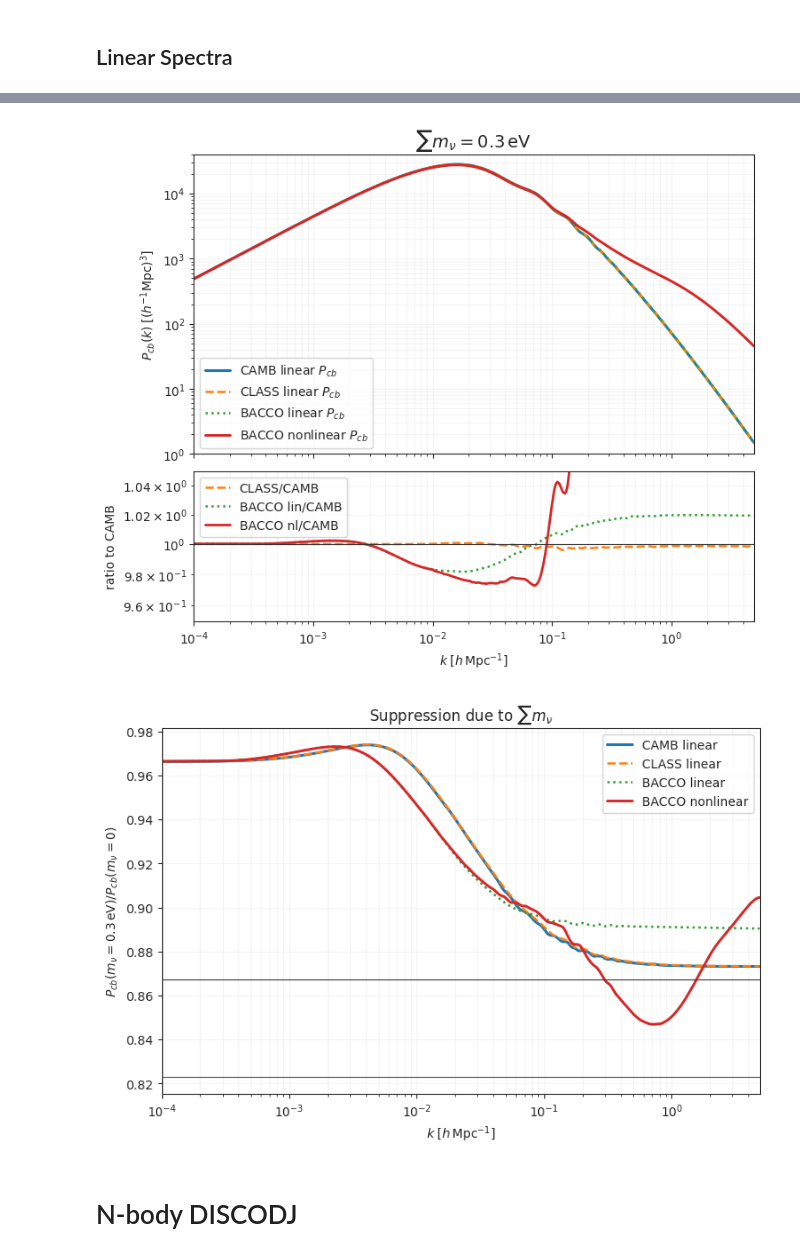
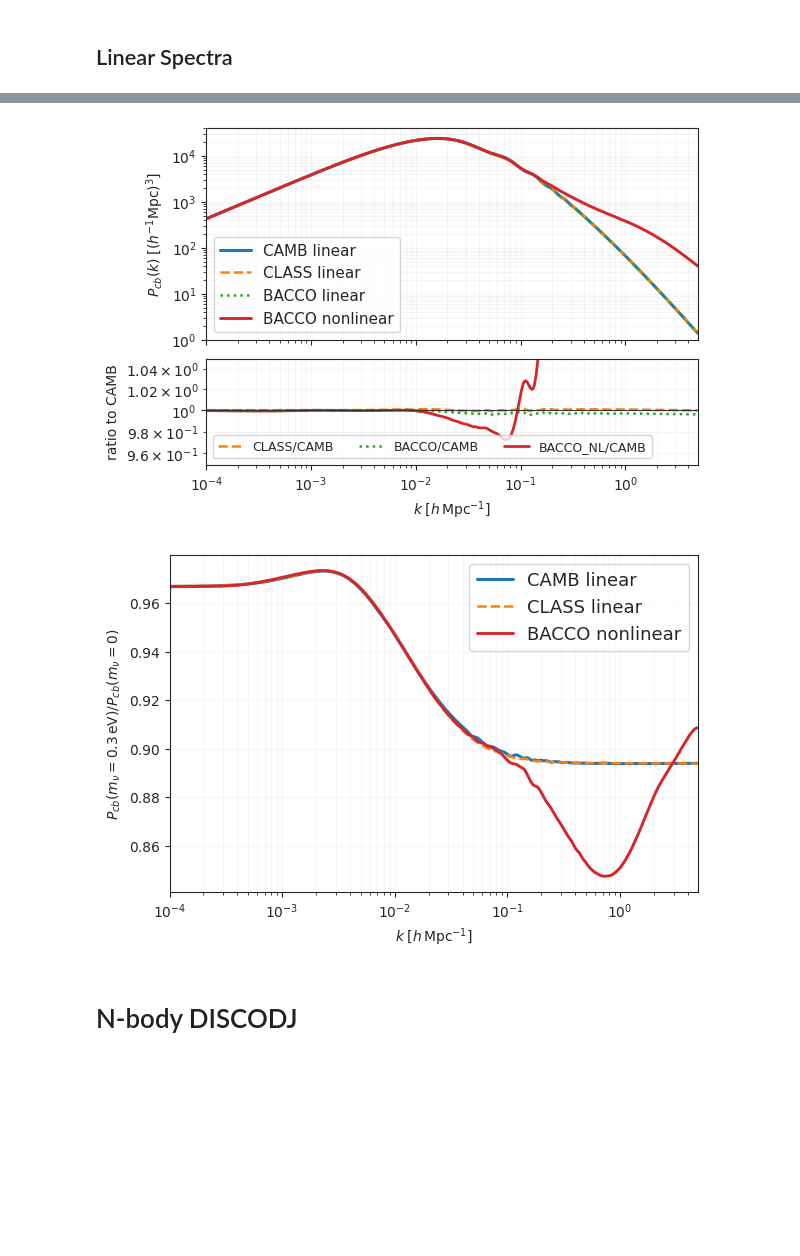
Before and after one commit to Xantyos13/DISCO-DJ, a Jupyter notebook: Neutrinos/Power_comparaison.ipynb, the cells around one changed output, grey strips where cells are left out. Cells and saved outputs as stored; diff of their text form; code cells hidden in the pictures; blank space fills up the shorter version.

Commit message:
plot

```diff
--- a/Neutrinos/Power_comparaison.ipynb
+++ b/Neutrinos/Power_comparaison.ipynb
@@ -54,12 +54,12 @@ def Omega_nu(mnu,h) :
 
 
 cosmo = {
-    "h": 0.6736,
-    "H0": 67.36,
-    "ombh2": 0.02237,
-    "omch2": 0.1200,
-    "As": 2.5e-9,
-    "ns": 0.9649,
+    "h": 0.67,
+    "H0": 67,
+    "ombh2": 0.049*0.67**2,
+    "omch2": 0.269984542*0.67**2,
+    "As": 2.215e-09,
+    "ns": 0.9619,
     "mnu": mnu,      # total neutrino mass [eV]
     "tau": 0.0952,
     "w0": -1.0,
@@ -76,7 +76,7 @@ a = 1.0 / (1.0 + z)
 
 omega_nu = Omega_nu(mnu,h)
 omnuh2 = omega_nu *h**2
-print(omega_nu,omnuh2)
+
 
 omega_b = cosmo["ombh2"] / h**2
 omega_cdm = cosmo["omch2"] / h**2
@@ -85,7 +85,7 @@ omega_cold = omega_b + omega_cdm
 print("Omega_b=",omega_b)
 print("Omega_cdm=",omega_cdm)
 print("Omega_nu=",omega_nu)
-
+print("Omega_nu+Omega_cdm=",omega_nu+omega_cdm)
 print("Omega_m=",omega_cold+omega_nu)
 
 # modes to sample
@@ -100,8 +100,6 @@ masses = [mnu]
 
 
 
-
-
 #Linear Suppression
 f_nu = omega_nu / (omega_cold+omega_nu)
 supp_P = 1-8*f_nu
@@ -308,8 +287,10 @@ for sum_masses in masses :
     pars.set_cosmology(
         H0=cosmo["H0"],
         ombh2=cosmo["ombh2"],
-        omch2=cosmo["omch2"],
+        omch2= cosmo["omch2"] , # 0.262809319*h**2,
         mnu=sum_masses,
+        num_massive_neutrinos=3,
+        neutrino_hierarchy='degenerate',
         omk=0.0,
         tau=cosmo["tau"],
     )
@@ -437,43 +416,44 @@ axr.grid(True, which="both", alpha=0.18)
 # %%
 fig, (ax, axr) = plt.subplots(
     2,
     1,
-    figsize=(7.4, 6.2),
+    figsize=(6, 4),
     sharex=True,
     constrained_layout=True,
     gridspec_kw={"height_ratios": [2, 1]},
 )
 
-ax.loglog(k_h, P_camb_cb_grid_nu, color="C0", lw=2.2, label=r"CAMB linear $P_{cb}$")
-ax.loglog(k_h, Pkbc_CLASS_nu, color="C1", lw=1.8, ls="--", label=r"CLASS linear $P_{cb}$")
-ax.loglog(k_h, pk_lin, color="C2", lw=1.8, ls=":", label=r"BACCO linear $P_{cb}$")
-ax.loglog(k_h, pk_nl, color="C3", lw=2.1, label=r"BACCO nonlinear $P_{cb}$")
+ax.loglog(k_h, P_camb_cb_grid_nu, color="C0", lw=2.2, label=r"CAMB linear")
+ax.loglog(k_h, Pkbc_CLASS_nu, color="C1", lw=1.8, ls="--", label=r"CLASS linear")
+ax.loglog(k_h, pk_lin, color="C2", lw=1.8, ls=":", label=r"BACCO linear ")
+ax.loglog(k_h, pk_nl, color="C3", lw=2.1, label=r"BACCO nonlinear")
 #ax.loglog(k_h, Pcb_EB_nu, color="C4", lw=2.1, label=r"DISCOEB linear $P_{cb}$")
 
 ax.set_ylabel(r"$P_{cb}(k)\;[(h^{-1}{\rm Mpc})^3]$")
 ax.set_ylim(1e0, 4e4)
-ax.legend()
+ax.legend(loc=3,prop={'size': 11})
 ax.grid(True, which="both", alpha=0.18)
-ax.set_title(rf"$\sum m_\nu = {mnu}\,\mathrm{{eV}}$",fontsize=14)
+#ax.set_title(rf"$\sum m_\nu = {mnu}\,\mathrm{{eV}}$",fontsize=14)
 
 axr.semilogx(k_h, Pkbc_CLASS_nu / P_camb_cb_grid_nu, color="C1", lw=1.8, ls="--", label="CLASS/CAMB")
-axr.semilogx(k_h, pk_lin / P_camb_cb_grid_nu, color="C2", lw=1.8, ls=":", label="BACCO lin/CAMB")
-axr.semilogx(k_h, pk_nl / P_camb_cb_grid_nu, color="C3", lw=2.0, label="BACCO nl/CAMB")
+axr.semilogx(k_h, pk_lin / P_camb_cb_grid_nu, color="C2", lw=1.8, ls=":", label="BACCO/CAMB")
+axr.semilogx(k_h, pk_nl / P_camb_cb_grid_nu, color="C3", lw=2.0, label="BACCO_NL/CAMB")
 #axr.semilogx(k_h, Pcb_EB_nu / P_camb_cb_grid_nu, color="C4", lw=2.0, label="DISCOEB nl/CAMB")
 axr.axhline(1.0, color="0.2", lw=0.8)
 
 axr.set_xlabel(r"$k\;[h\,{\rm Mpc}^{-1}]$")
 axr.set_ylabel("ratio to CAMB")
 axr.set_xlim(k_h.min(), k_h.max())
 axr.set_yscale("log")
 axr.set_ylim(0.95,1.05)
-axr.legend()
+axr.legend(loc=3,prop={'size': 9},ncol=3)
 axr.grid(True, which="both", alpha=0.18)
+plt.savefig('spectra_ref.pgf')
 # %% [output]
-[figure, old version]
+[figure, new version]
 # %%
 fig, ax = plt.subplots(
-    figsize=(7.4, 5.0),
+    figsize=(6, 4),
     constrained_layout=True,
 )
 
@@ -486,12 +466,30 @@ ratio_bacco_nl = pk_nl            / pk_nl_ref
 
 ax.semilogx(k_h,ratio_camb,color="C0",lw=2.2,label="CAMB linear",)
 ax.semilogx(k_h,ratio_class,color="C1",lw=1.8,ls="--",label="CLASS linear",)
-ax.semilogx(k_h,ratio_bacco,color="C2",lw=1.8,ls=":",label="BACCO linear",)
+#ax.semilogx(k_h,ratio_bacco,color="C2",lw=1.8,ls=":",label="BACCO linear",)
 ax.semilogx(k_h,ratio_bacco_nl,color="C3",lw=2.1,label="BACCO nonlinear",)
 # ax.semilogx(k_h, ratio_disco, color="C4", lw=2.1, label="DISCOEB")
 
-ax.axhline(supp_Pcb, color="0.2", lw=0.8)
-ax.axhline(supp_P, color="0.3", lw=0.8)
+#ax.axhline(supp_Pcb, color="0.2", lw=0.8)
+#ax.axhline(supp_P,   color="0.3", lw=0.8)
+#
+#ax.annotate(
+#    r"$1-6f_\nu$ ($P_{cb}$)",
+#    xy=(0.2, supp_Pcb),
+#    xycoords=("axes fraction", "data"),
+#    ha="right",
+#    va="bottom",
+#    color="0.2",
+#)
+#
+#ax.annotate(
+#    r"$1-8f_\nu$ ($P_m$)",
+#    xy=(0.2, supp_P),
+#    xycoords=("axes fraction", "data"),
+#    ha="right",
+#    va="bottom",
+#    color="0.3",
+#)
 
 ax.set_xscale("log")
 ax.set_xlim(k_h.min(), k_h.max())
@@ -501,16 +499,15 @@ ax.set_ylabel(
     r"$P_{cb}(m_\nu=0.3\,{\rm eV}) / P_{cb}(m_\nu=0)$"
 )
 
-ax.set_title(
-    r"Suppression due to $\sum m_\nu $"
-)
+#ax.set_title(r"Suppression due to $\sum m_\nu $")
 
-ax.legend()
+ax.legend(prop={'size': 13})
 ax.grid(True, which="both", alpha=0.18)
 
 plt.show()
+plt.savefig('supp_ref.pgf')
 # %% [output]
-[figure, old version]
+[figure, new version]
 # %% [markdown]
 # N-body DISCODJ
 # %% [markdown]
```
Also changed, not shown: parts of 15 cells of this notebook, 54 other files.
